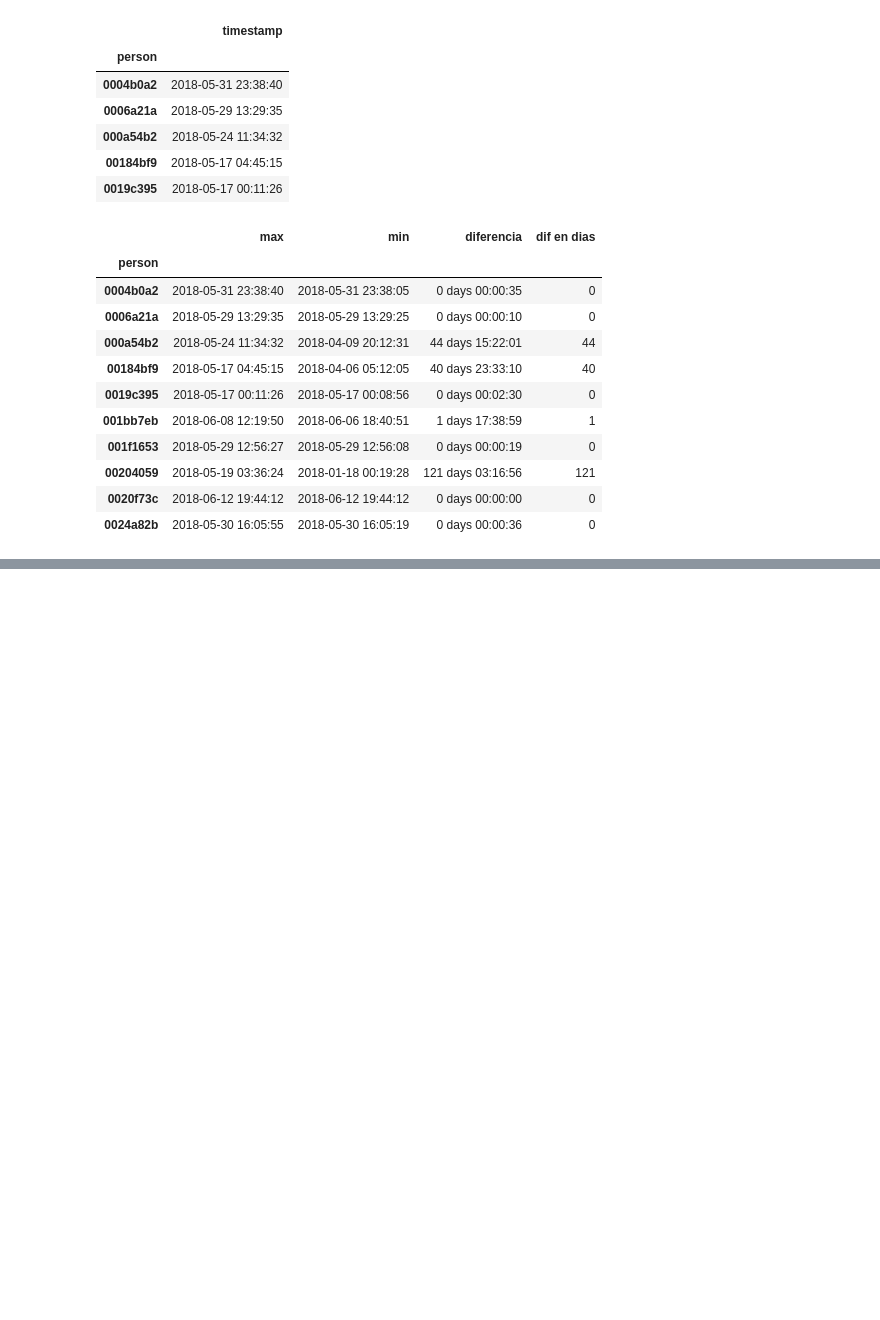
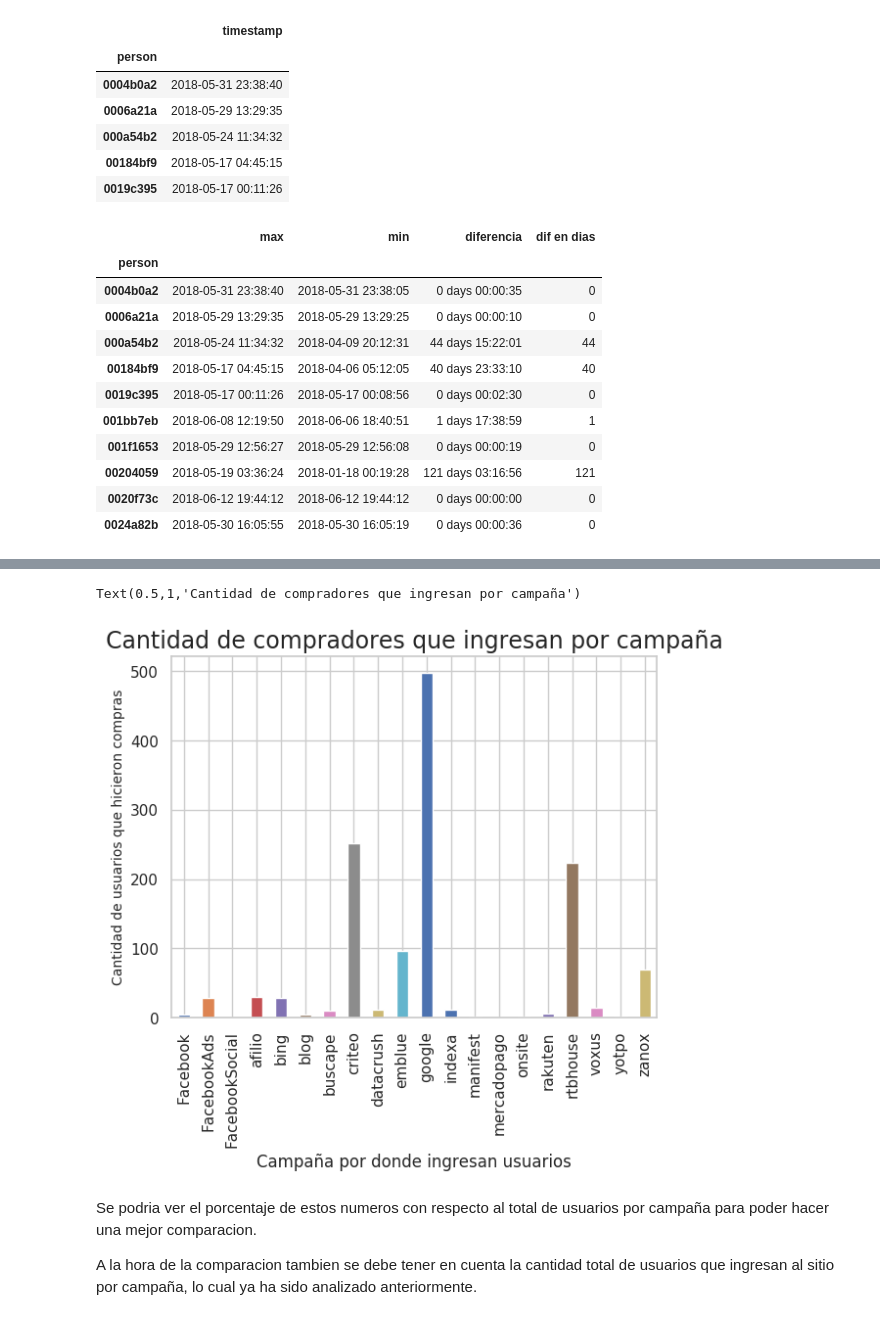
Before and after one commit to sebalogue/tp1-datos, a Jupyter notebook: src/seba/analisis-intro.ipynb, the cells around one changed output, grey strips where cells are left out. Cells and saved outputs as stored; diff of their text form; code cells hidden in the pictures; blank space fills up the shorter version.

Commit message:
compras por campaña

```diff
--- a/src/seba/analisis-intro.ipynb
+++ b/src/seba/analisis-intro.ipynb
@@ -375,0 +596,8 @@ max_min.head(10)
+# %%
+person_campaigns_df = person_campaigns.to_frame()
+
+person_campaigns_df.columns = ['cantidad ingresos']
+person_campaigns_df.reset_index(inplace=True)
+person_campaigns_df.set_index('person', inplace=True)
+
+person_campaigns_df.head()
@@ -375,0 +617,6 @@ max_min.head(10)
+# %%
+# Hago un join: dejo a los usuarios que tienen compras
+# Obtengo
+
+campaing_conversion = pd.merge(person_campaigns_df, person_events_df, on='person', how='right')
+campaing_conversion.head()
@@ -375,0 +631,8 @@ max_min.head(10)
+# %%
+compras_por_campaing = campaing_conversion.groupby('campaign_source')['event'].value_counts()
+# %%
+compras_por_campaing_df = compras_por_campaing.to_frame()
+compras_por_campaing_df.columns = ['cantidad']
+compras_por_campaing_df.reset_index(inplace=True)
+compras_por_campaing_df = compras_por_campaing_df.filter(items =['campaign_source', 'cantidad'])
+compras_por_campaing_df.head()
@@ -375,0 +646,12 @@ max_min.head(10)
+# %%
+compras_por_campaing_df.plot(kind='bar', x='campaign_source', y='cantidad', legend=False)
+plt.ylabel('Cantidad de usuarios que hicieron compras', fontsize=10)
+plt.xlabel('Campaña por donde ingresan usuarios');
+plt.title('Cantidad de compradores que ingresan por campaña', fontsize=17)
+# %% [output]
+Text(0.5,1,'Cantidad de compradores que ingresan por campaña')
+[figure, added]
+# %% [markdown]
+Se podria ver el porcentaje de estos numeros con respecto al total de usuarios por campaña para poder hacer una mejor comparacion.
+
+A la hora de la comparacion tambien se debe tener en cuenta la cantidad total de usuarios que ingresan al sitio por campaña, lo cual ya ha sido analizado anteriormente.
```
Also changed, not shown: parts of 28 cells of this notebook, 1 other file.
